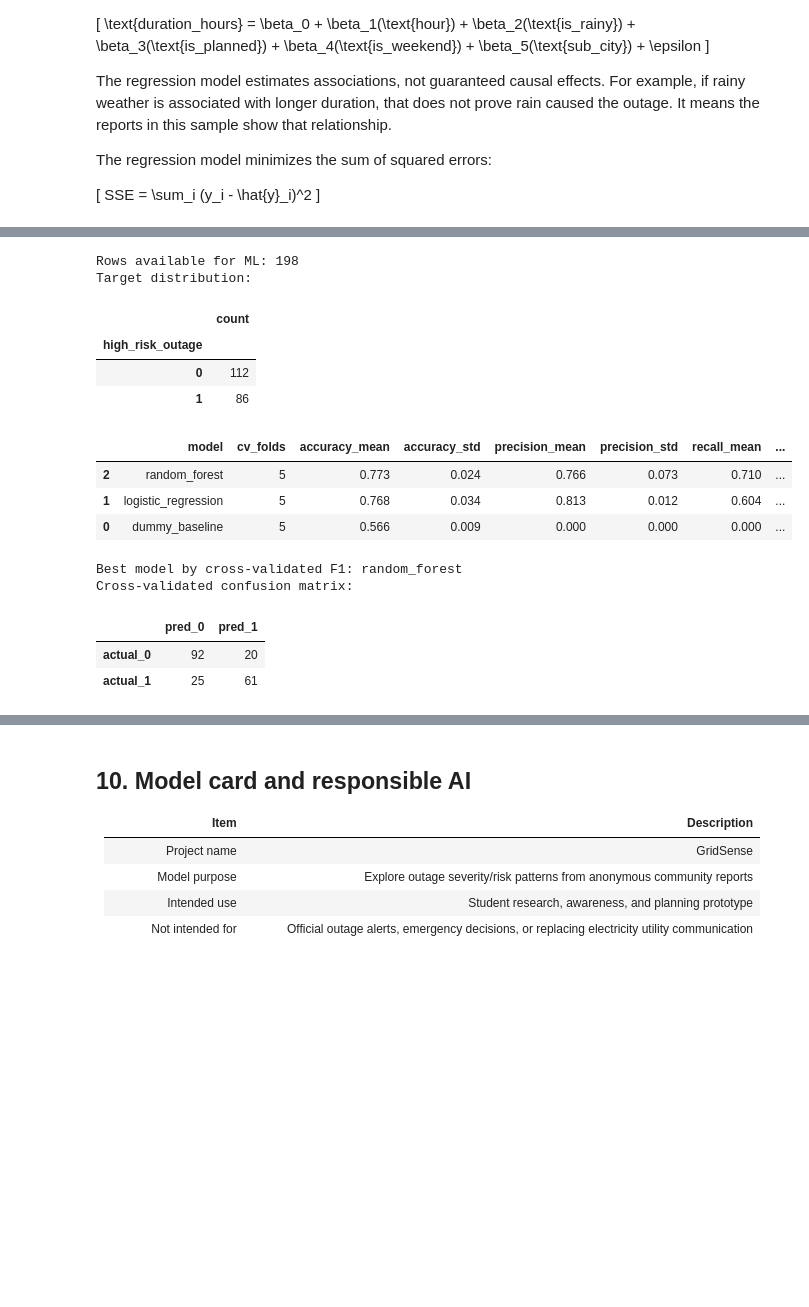
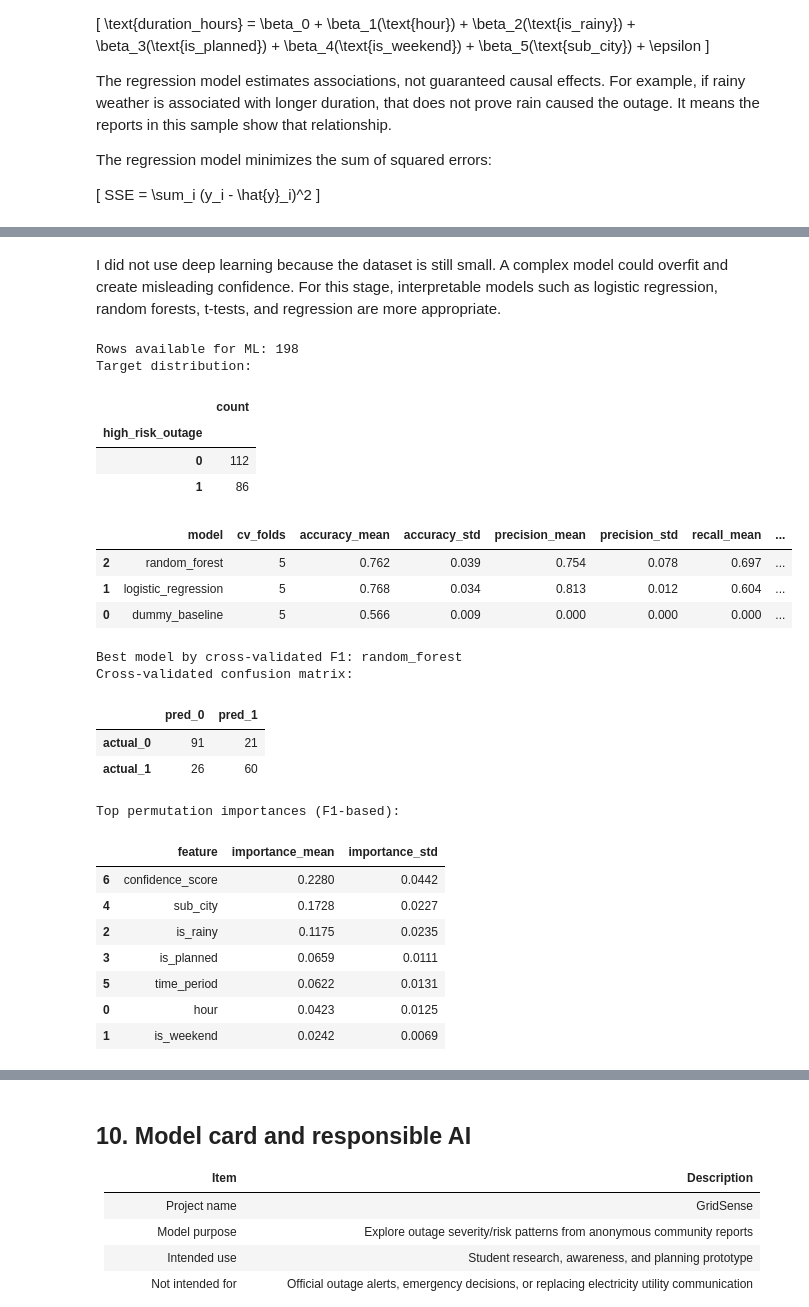
Before and after one commit to lisan-5/GridSense, a Jupyter notebook: notebooks/lisanegebriel_ethiopia_final_project.ipynb, the cells around one changed output, grey strips where cells are left out. Saved outputs shown, nothing was run; the diff lists cells and outputs as text; code cells hidden in the pictures; blank space fills up the shorter version.

```diff
--- a/notebooks/lisanegebriel_ethiopia_final_project.ipynb
+++ b/notebooks/lisanegebriel_ethiopia_final_project.ipynb
@@ -86,11 +121,11 @@ GITHUB_RAW_BASE = "https://raw.githubusercontent.com/lisan-5/GridSense/main"
 # Candidate locations. The notebook tries local files first, then GitHub raw URLs.
 COMMUNITY_DATA_CANDIDATES = [
     "../data/processed/community_outage_reports_clean.csv",
-    "../data/raw/community_outage_reports.csv",
+    "../data/collected/community_outage_reports.csv",
     "data/processed/community_outage_reports_clean.csv",
-    "data/raw/community_outage_reports.csv",
+    "data/collected/community_outage_reports.csv",
     f"{GITHUB_RAW_BASE}/data/processed/community_outage_reports_clean.csv",
-    f"{GITHUB_RAW_BASE}/data/raw/community_outage_reports.csv",
+    f"{GITHUB_RAW_BASE}/data/collected/community_outage_reports.csv",
 ]
 
 CONTEXT_DATA_CANDIDATES = [
@@ -766,13 +942,13 @@ I compare the machine-learning models to a dummy baseline. This is important bec
+# %% [markdown]
+I did not use deep learning because the dataset is still small. A complex model could overfit and create misleading confidence. For this stage, interpretable models such as logistic regression, random forests, t-tests, and regression are more appropriate.
 # %%
 features = [
     "hour", "is_weekend", "is_rainy", "is_planned",
-    "sub_city", "time_period", "source_type", "confidence_score"
+    "sub_city", "time_period", "confidence_score"
 ]
 target = "high_risk_outage"
 
-# Keep only available features.
-features = [col for col in features if col in df.columns]
-
+# Build model dataframe from selected features + target.
 model_df = df[features + [target]].copy()
 model_df = model_df.dropna(subset=[target])
 model_df[target] = model_df[target].astype(int)
@@ -788,8 +964,8 @@ print("Rows available for ML:", len(model_df))
 print("Target distribution:")
 display(y.value_counts().to_frame("count"))
 
-numeric_features = [col for col in ["hour", "is_weekend", "is_rainy", "is_planned", "confidence_score"] if col in features]
-categorical_features = [col for col in features if col not in numeric_features]
+numeric_features = ["hour", "is_weekend", "is_rainy", "is_planned", "confidence_score"]
+categorical_features = ["sub_city", "time_period"]
 
 try:
     onehot = OneHotEncoder(handle_unknown="ignore", sparse_output=False)
@@ -809,9 +985,9 @@ preprocess = ColumnTransformer(
 
 models = {
     "dummy_baseline": DummyClassifier(strategy="most_frequent"),
-    "logistic_regression": LogisticRegression(max_iter=1000, random_state=RANDOM_STATE),
+    "logistic_regression": LogisticRegression(max_iter=2000, random_state=RANDOM_STATE),
     "random_forest": RandomForestClassifier(
-        n_estimators=300,
+        n_estimators=400,
         min_samples_leaf=2,
         class_weight="balanced",
         random_state=RANDOM_STATE
@@ -849,43 +1025,61 @@ else:
         row = {"model": name, "cv_folds": n_splits}
         for metric in scoring:
             values = cv_scores[f"test_{metric}"]
-            row[f"{metric}_mean"] = np.nanmean(values)
-            row[f"{metric}_std"] = np.nanstd(values)
+            row[f"{metric}_mean"] = float(np.nanmean(values))
+            row[f"{metric}_std"] = float(np.nanstd(values))
         results.append(row)
 
         pipe.fit(X, y)
         fitted_pipelines[name] = pipe
 
     results_df = pd.DataFrame(results).sort_values("f1_mean", ascending=False)
     display(results_df.round(3))
 
     best_model_name = results_df.iloc[0]["model"]
     best_pipe = fitted_pipelines[best_model_name]
 
     print("Best model by cross-validated F1:", best_model_name)
 
     # Cross-validated confusion matrix for the best model.
     y_pred_cv = cross_val_predict(best_pipe, X, y, cv=cv)
     cm = confusion_matrix(y, y_pred_cv, labels=[0, 1])
     cm_df = pd.DataFrame(cm, index=["actual_0", "actual_1"], columns=["pred_0", "pred_1"])
     print("Cross-validated confusion matrix:")
     display(cm_df)
+
+    # permutation importance for advanced interpretability
+    if best_model_name != "dummy_baseline":
+        perm = permutation_importance(best_pipe, X, y, n_repeats=10, random_state=RANDOM_STATE, scoring='f1')
+        feature_names = list(X.columns)
+        imp = pd.DataFrame({'feature': feature_names, 'importance_mean': perm.importances_mean, 'importance_std': perm.importances_std})
+        imp = imp.sort_values('importance_mean', ascending=False).head(12)
+        print("Top permutation importances (F1-based):")
+        display(imp.round(4))
 # %% [output]
 Rows available for ML: 198
 Target distribution:
 |  | count |
 | high_risk_outage |  |
 | 0 | 112 |
 | 1 | 86 |
 |  | model | cv_folds | accuracy_mean | accuracy_std | precision_mean | precision_std | recall_mean | ... |
-| 2 | random_forest | 5 | 0.773 | 0.024 | 0.766 | 0.073 | 0.710 | ... |
+| 2 | random_forest | 5 | 0.762 | 0.039 | 0.754 | 0.078 | 0.697 | ... |
 | 1 | logistic_regression | 5 | 0.768 | 0.034 | 0.813 | 0.012 | 0.604 | ... |
 | 0 | dummy_baseline | 5 | 0.566 | 0.009 | 0.000 | 0.000 | 0.000 | ... |
 Best model by cross-validated F1: random_forest
 Cross-validated confusion matrix:
 |  | pred_0 | pred_1 |
-| actual_0 | 92 | 20 |
-| actual_1 | 25 | 61 |
+| actual_0 | 91 | 21 |
+| actual_1 | 26 | 60 |
+Top permutation importances (F1-based):
+|  | feature | importance_mean | importance_std |
+| 6 | confidence_score | 0.2280 | 0.0442 |
+| 4 | sub_city | 0.1728 | 0.0227 |
+| 2 | is_rainy | 0.1175 | 0.0235 |
+| 3 | is_planned | 0.0659 | 0.0111 |
+| 5 | time_period | 0.0622 | 0.0131 |
+| 0 | hour | 0.0423 | 0.0125 |
+| 1 | is_weekend | 0.0242 | 0.0069 |
 # %%
 # Optional feature importance for the best non-dummy model if evaluation was possible.
 if "fitted_pipelines" in globals() and y.nunique() == 2 and len(model_df) >= 10 and min_class_count >= 2:
```
Also changed, not shown: parts of 43 cells of this notebook, 7 other files.
